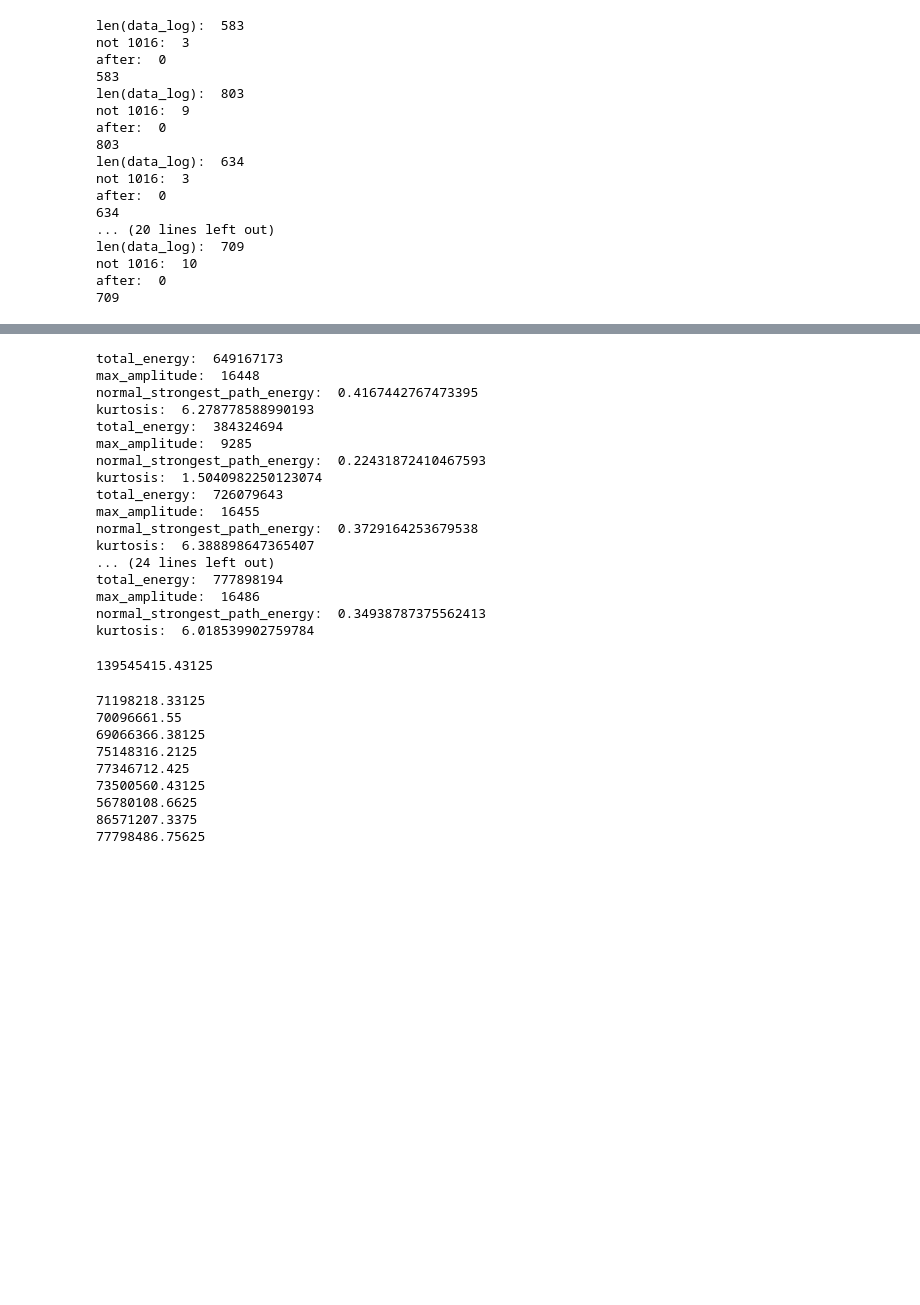
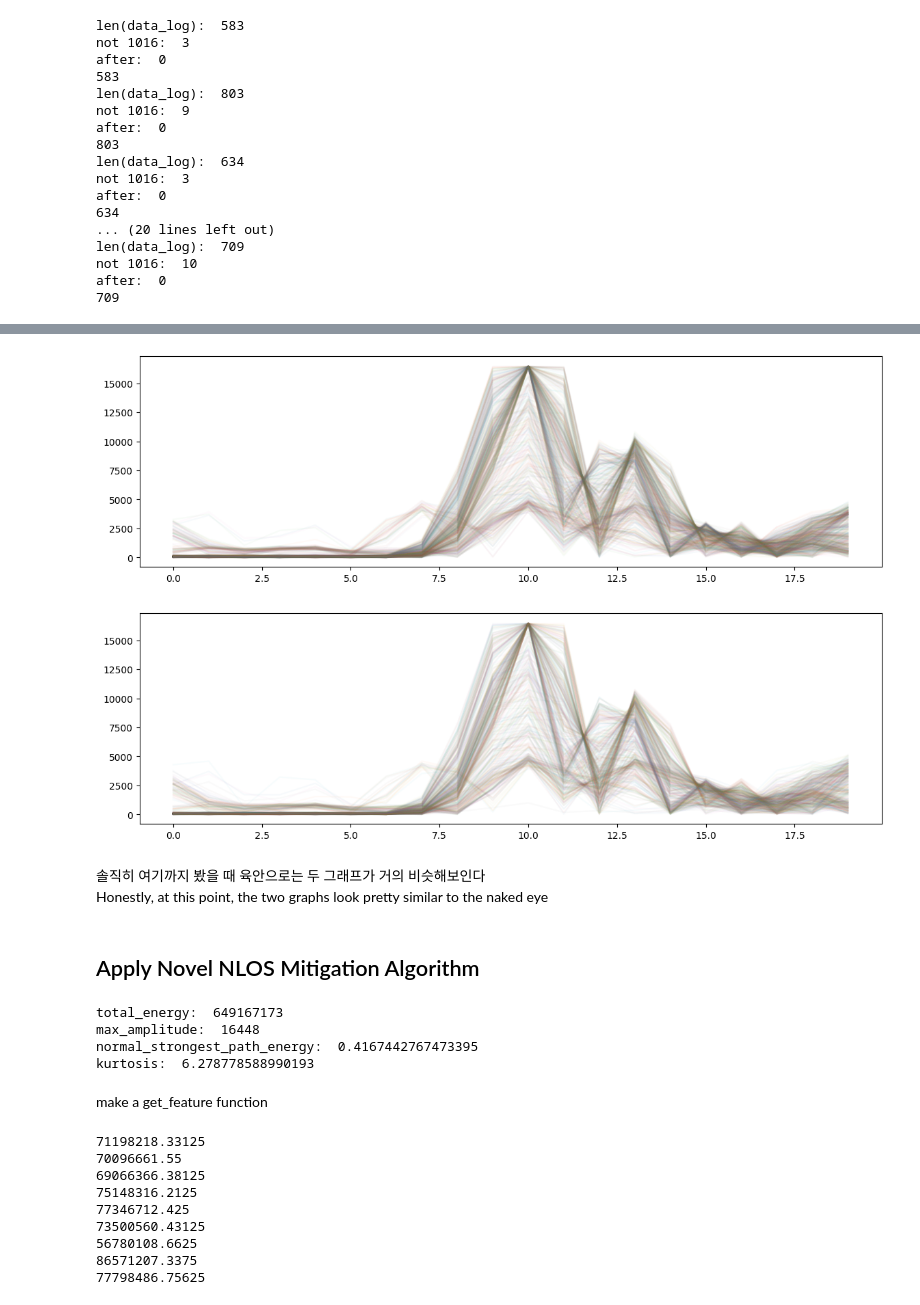
Before and after one commit to jkworldchampion/tag-less_tracking_with_uwb, a Jupyter notebook: angle_classification.ipynb, the cells around one changed output, grey strips where cells are left out. Saved outputs shown, nothing was run; the diff lists cells and outputs as text; code cells hidden in the pictures; blank space fills up the shorter version.

Commit message:
add novel thoery

```diff
--- a/angle_classification.ipynb
+++ b/angle_classification.ipynb
@@ -92,35 +131,31 @@ for i in range(0, 10):
+# %%
+all_print(same_empty)
+all_print(same_ra20)
+# %% [output]
+[figure, added]
+[figure, added]
+# %% [markdown]
+솔직히 여기까지 봤을 때 육안으로는 두 그래프가 거의 비슷해보인다
+Honestly, at this point, the two graphs look pretty similar to the naked eye
+# %% [markdown]
+## Apply Novel NLOS Mitigation Algorithm
 # %%
-for i in range(10):
-    print("total_energy: ", calculate_total_energy(same_empty.iloc[i][:40]))
-    print("max_amplitude: ", calculate_max_amplitude(same_empty.iloc[i][:40]))
-    print("normal_strongest_path_energy: ", calculate_normalized_strongest_path_energy(same_empty.iloc[i][:40]))
-    # print("signal-to-noise_ratio: ", calculate_signal_to_noise_ratio(same_empty.iloc[i][:40]))
-    # print("rise time: ", calculate_rise_time(same_empty.iloc[i][:40]))
-    print("kurtosis: ", calculate_kurtosis(same_empty.iloc[i][:40]))
-    # print("mean excess delay: ", calculate_mean_excess(same_empty.iloc[i][:40]))
-    # print("root-mean-square delay spread: ", calculate_root_mean_square(same_empty.iloc[i][:40]))
+# example
+print("total_energy: ", calculate_total_energy(same_empty.iloc[0][:40]))
+print("max_amplitude: ", calculate_max_amplitude(same_empty.iloc[0][:40]))
+print("normal_strongest_path_energy: ", calculate_normalized_strongest_path_energy(same_empty.iloc[0][:40]))
+# print("signal-to-noise_ratio: ", calculate_signal_to_noise_ratio(same_empty.iloc[i][:40]))
+# print("rise time: ", calculate_rise_time(same_empty.iloc[i][:40]))
+print("kurtosis: ", calculate_kurtosis(same_empty.iloc[0][:40]))
+# print("mean excess delay: ", calculate_mean_excess(same_empty.iloc[i][:40]))
+# print("root-mean-square delay spread: ", calculate_root_mean_square(same_empty.iloc[i][:40]))
 # %% [output]
 total_energy:  649167173
 max_amplitude:  16448
 normal_strongest_path_energy:  0.4167442767473395
 kurtosis:  6.278778588990193
-total_energy:  384324694
-max_amplitude:  9285
-normal_strongest_path_energy:  0.22431872410467593
-kurtosis:  1.5040982250123074
-total_energy:  726079643
-max_amplitude:  16455
-normal_strongest_path_energy:  0.3729164253679538
-kurtosis:  6.388898647365407
-... (24 lines left out)
-total_energy:  777898194
-max_amplitude:  16486
-normal_strongest_path_energy:  0.34938787375562413
-kurtosis:  6.018539902759784
-# %%
-np.mean(calculate_total_energy(same_ra20.iloc[0:500][:40]))
-# %% [output]
-139545415.43125
+# %% [markdown]
+make a get_feature function
 # %%
 print(np.mean(calculate_total_energy(same_empty.iloc[0:500][:20]), axis=0))
 print(np.mean(calculate_total_energy(same_ra20.iloc[0:500][:20]), axis=0))
```
Also changed, not shown: parts of 15 cells of this notebook.
